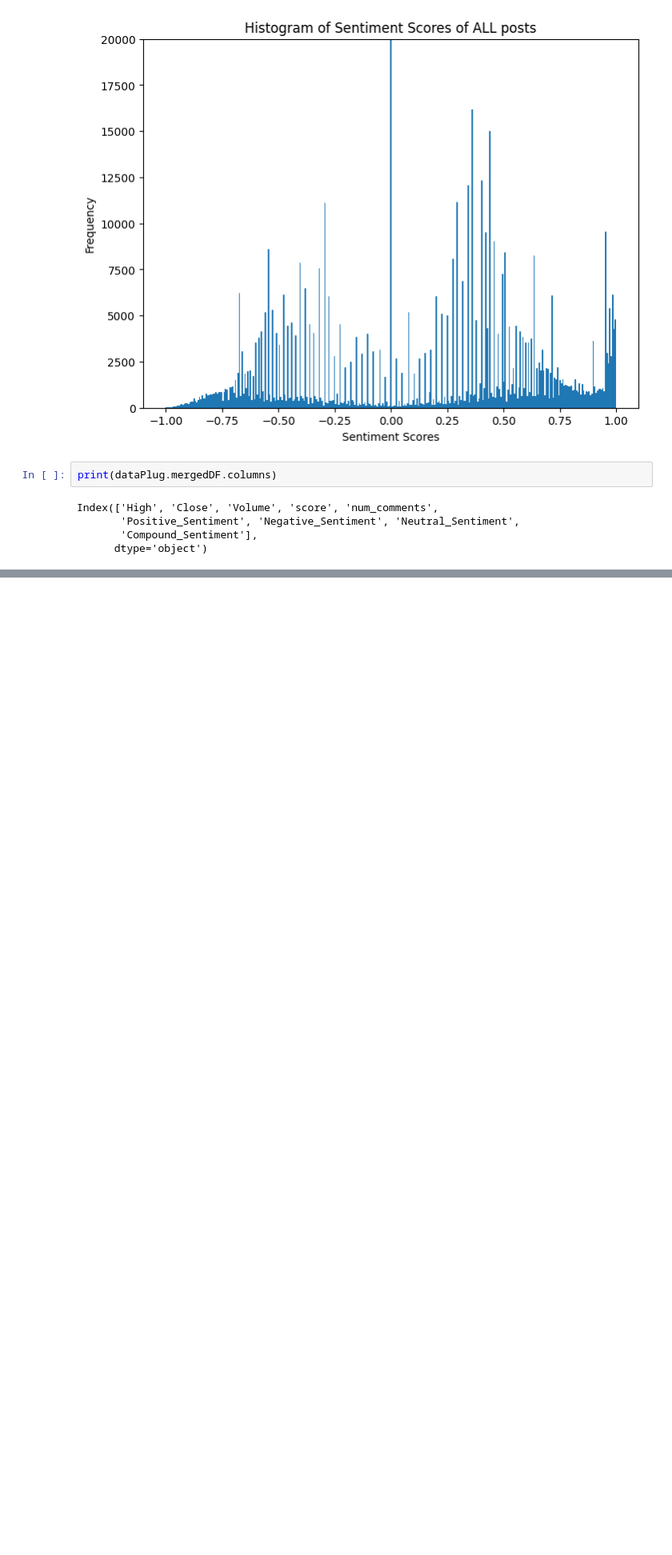
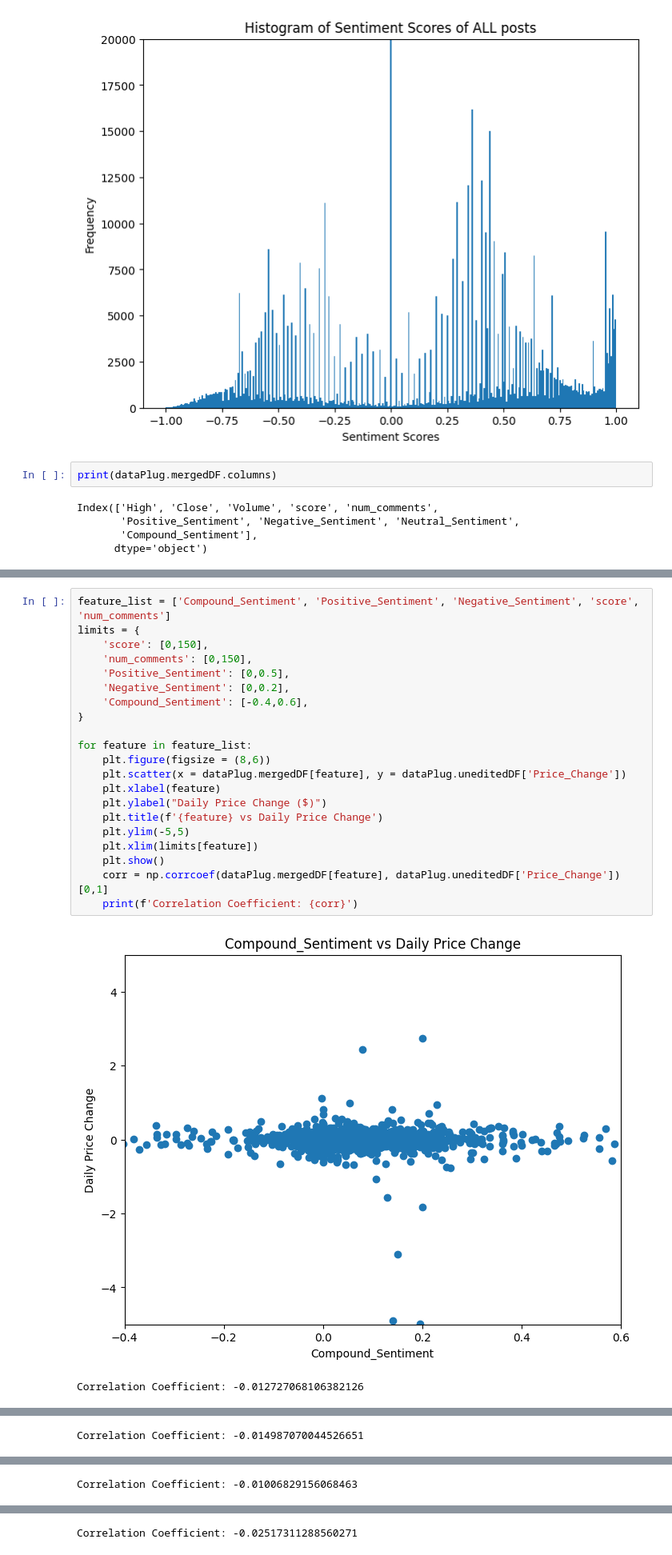
Before and after one commit to JKelly423/SqueezeNet, a Jupyter notebook: src/visuals.ipynb, the cells around one changed output, grey strips where cells are left out. Shown at 80% size. Cells and saved outputs as stored; diff of their text form; blank space fills up the shorter version.

```diff
--- a/src/visuals.ipynb
+++ b/src/visuals.ipynb
@@ -139,0 +161,24 @@ plt.show()
+# %%
+feature_list = ['Compound_Sentiment', 'Positive_Sentiment', 'Negative_Sentiment', 'score', 'num_comments']
+limits = {
+    'score': [0,150],
+    'num_comments': [0,150],
+    'Positive_Sentiment': [0,0.5],
+    'Negative_Sentiment': [0,0.2],
+    'Compound_Sentiment': [-0.4,0.6],
+}
+
+for feature in feature_list:
+    plt.figure(figsize = (8,6))
+    plt.scatter(x = dataPlug.mergedDF[feature], y = dataPlug.uneditedDF['Price_Change'])
+    plt.xlabel(feature)
+    plt.ylabel("Daily Price Change ($)")
+    plt.title(f'{feature} vs Daily Price Change')
+    plt.ylim(-5,5)
+    plt.xlim(limits[feature])
+    plt.show()
+    corr = np.corrcoef(dataPlug.mergedDF[feature], dataPlug.uneditedDF['Price_Change'])[0,1]
+    print(f'Correlation Coefficient: {corr}')
+# %% [output]
+[figure, added]
+Correlation Coefficient: -0.012727068106382126
@@ -139,0 +186 @@ plt.show()
+Correlation Coefficient: -0.014987070044526651
@@ -139,0 +188 @@ plt.show()
+Correlation Coefficient: -0.01006829156068463
@@ -139,0 +190 @@ plt.show()
+Correlation Coefficient: -0.02517311288560271
```
Also changed, not shown: parts of 13 cells of this notebook.
